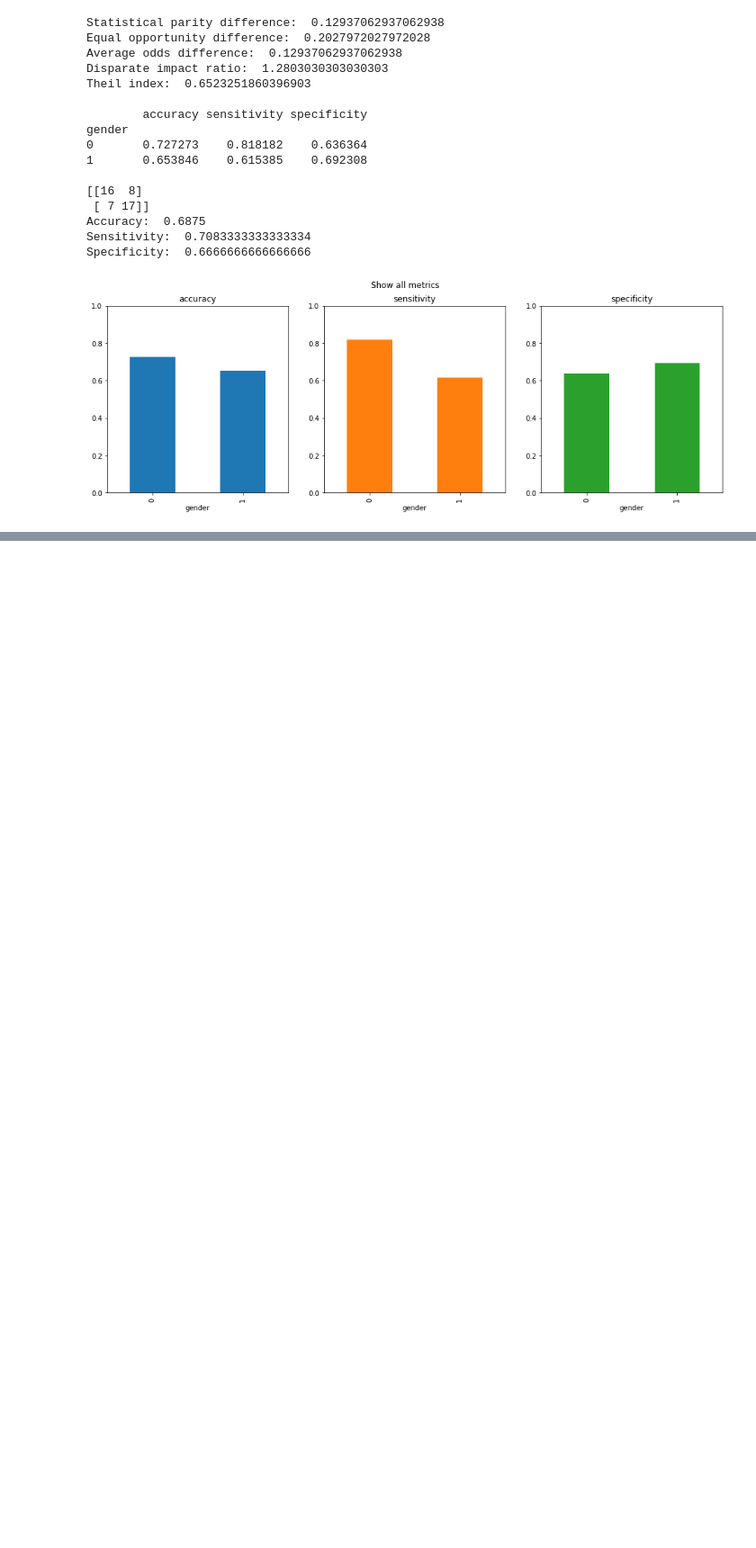
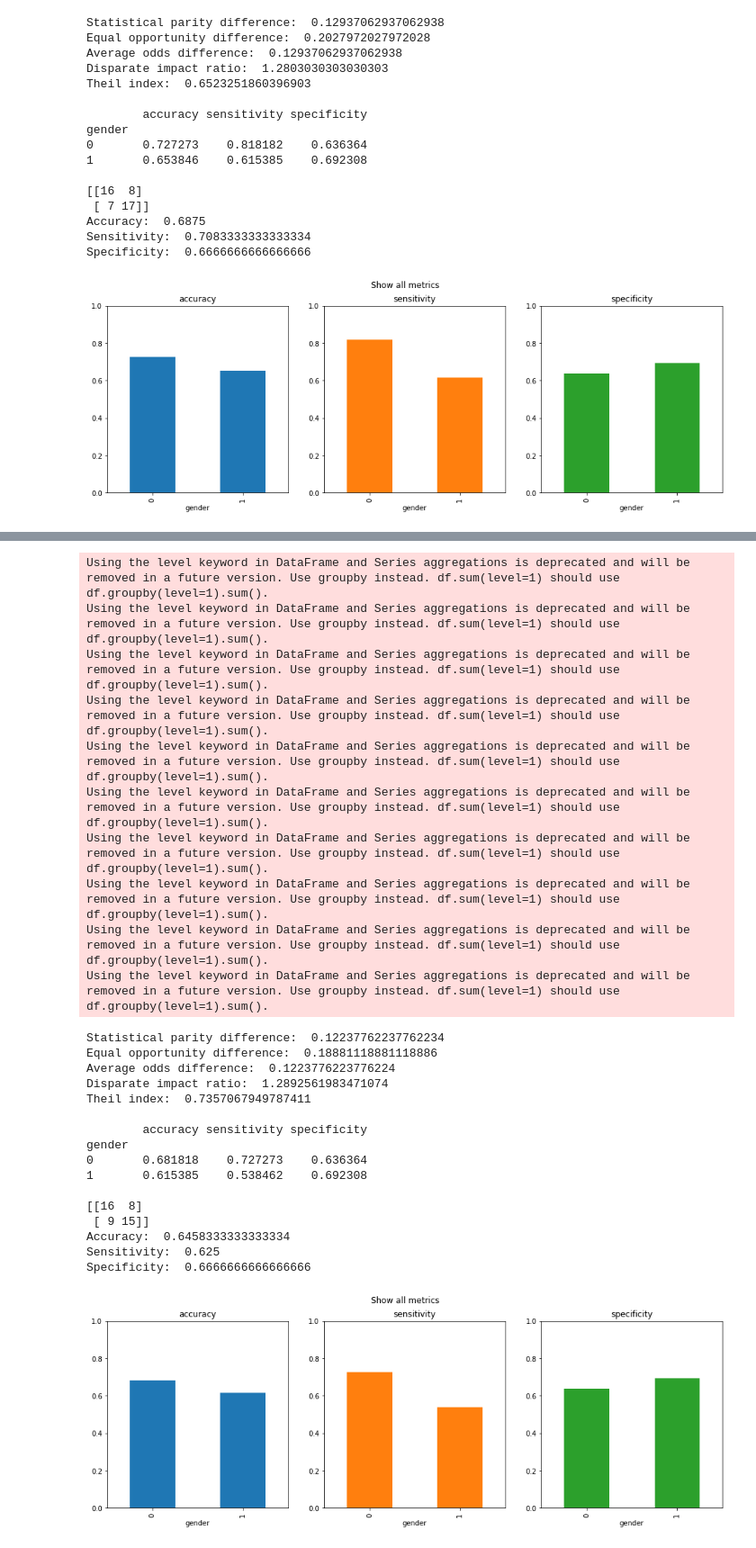
Before and after one commit to ihorhetman99/Seminar_for_SSP, a Jupyter notebook: debiasing/models.ipynb, the cells around one changed output, grey strips where cells are left out. Shown at 90% size. Saved outputs shown, nothing was run; the diff lists cells and outputs as text; code cells hidden in the pictures; blank space fills up the shorter version.

```diff
--- a/debiasing/models.ipynb
+++ b/debiasing/models.ipynb
@@ -597,0 +699,40 @@ Specificity:  0.875
+# %%
+model_svm_fair = red.GridSearch(model_svm,
+                               constraints=red.EqualizedOdds(),
+                                sample_weight_name="classifier__sample_weight",
+                              )
+model_svm_fair.fit(X_train_aif, y_train_aif, sensitive_features=X_train_aif['gender'])
+
+get_values_of_aif_metrics(y_test_aif, model_svm_fair.predict(X_test_aif))
+print('')
+plot_metrics(y_test_aif, X_test_aif, metrics, model_svm_fair, 'gender')
+print('')
+classification_results(y_test_aif, model_svm_fair.predict(X_test_aif))
+# %% [output]
+Using the level keyword in DataFrame and Series aggregations is deprecated and will be removed in a future version. Use groupby instead. df.sum(level=1) should use df.groupby(level=1).sum().
+Using the level keyword in DataFrame and Series aggregations is deprecated and will be removed in a future version. Use groupby instead. df.sum(level=1) should use df.groupby(level=1).sum().
+Using the level keyword in DataFrame and Series aggregations is deprecated and will be removed in a future version. Use groupby instead. df.sum(level=1) should use df.groupby(level=1).sum().
+Using the level keyword in DataFrame and Series aggregations is deprecated and will be removed in a future version. Use groupby instead. df.sum(level=1) should use df.groupby(level=1).sum().
+Using the level keyword in DataFrame and Series aggregations is deprecated and will be removed in a future version. Use groupby instead. df.sum(level=1) should use df.groupby(level=1).sum().
+Using the level keyword in DataFrame and Series aggregations is deprecated and will be removed in a future version. Use groupby instead. df.sum(level=1) should use df.groupby(level=1).sum().
+Using the level keyword in DataFrame and Series aggregations is deprecated and will be removed in a future version. Use groupby instead. df.sum(level=1) should use df.groupby(level=1).sum().
+Using the level keyword in DataFrame and Series aggregations is deprecated and will be removed in a future version. Use groupby instead. df.sum(level=1) should use df.groupby(level=1).sum().
+Using the level keyword in DataFrame and Series aggregations is deprecated and will be removed in a future version. Use groupby instead. df.sum(level=1) should use df.groupby(level=1).sum().
+Using the level keyword in DataFrame and Series aggregations is deprecated and will be removed in a future version. Use groupby instead. df.sum(level=1) should use df.groupby(level=1).sum().
+Statistical parity difference:  0.12237762237762234
+Equal opportunity difference:  0.18881118881118886
+Average odds difference:  0.1223776223776224
+Disparate impact ratio:  1.2892561983471074
+Theil index:  0.7357067949787411
+
+        accuracy sensitivity specificity
+gender
+0       0.681818    0.727273    0.636364
+1       0.615385    0.538462    0.692308
+
+[[16  8]
+ [ 9 15]]
+Accuracy:  0.6458333333333334
+Sensitivity:  0.625
+Specificity:  0.6666666666666666
+[figure, added]
```
Also changed, not shown: parts of 29 cells of this notebook.
